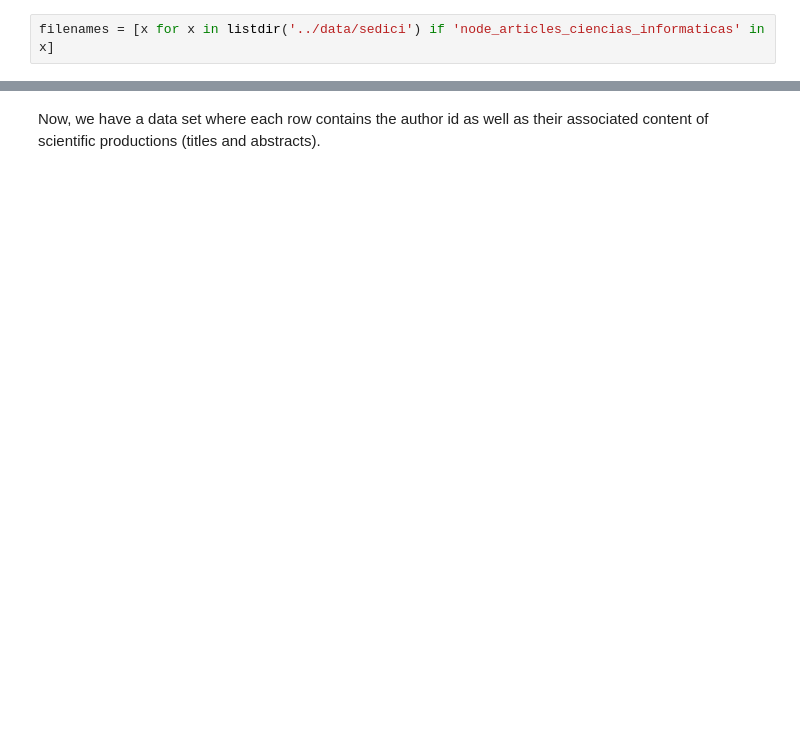
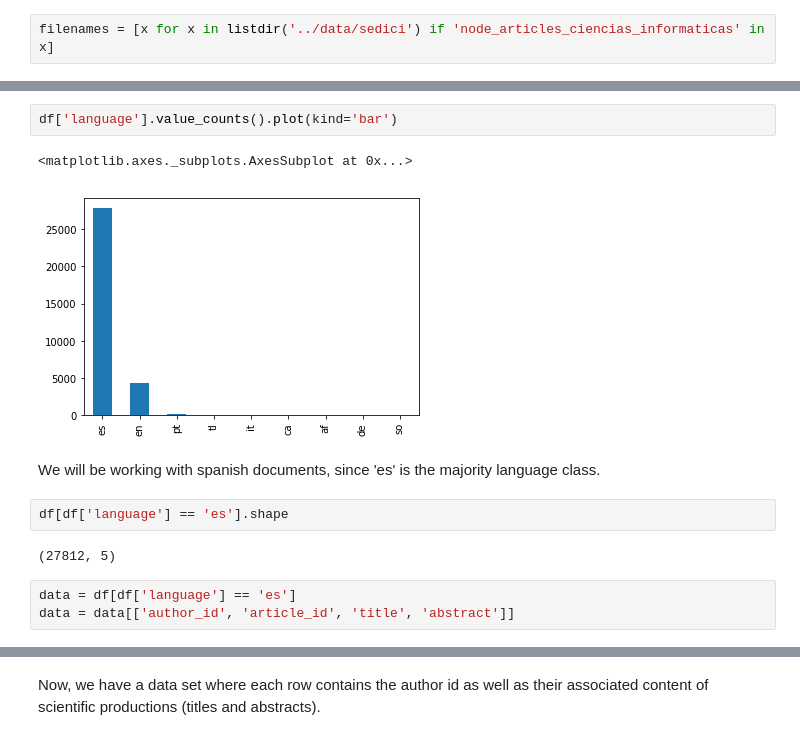
Before and after one commit to eduardozamudio/pj_fit, a Jupyter notebook: notebooks/document similarity.ipynb, the cells around one changed output, grey strips where cells are left out. Cells and saved outputs as stored; diff of their text form; blank space fills up the shorter version.

```diff
--- a/notebooks/document similarity.ipynb
+++ b/notebooks/document similarity.ipynb
@@ -45,0 +131,14 @@ df.head()
+# %%
+df['language'].value_counts().plot(kind='bar')
+# %% [output]
+<matplotlib.axes._subplots.AxesSubplot at 0x...>
+[figure, added]
+# %% [markdown]
+We will be working with spanish documents, since 'es' is the majority language class.
+# %%
+df[df['language'] == 'es'].shape
+# %% [output]
+(27812, 5)
+# %%
+data = df[df['language'] == 'es']
+data = data[['author_id', 'article_id', 'title', 'abstract']]
```
Also changed, not shown: parts of 76 cells of this notebook, 4 other files.
